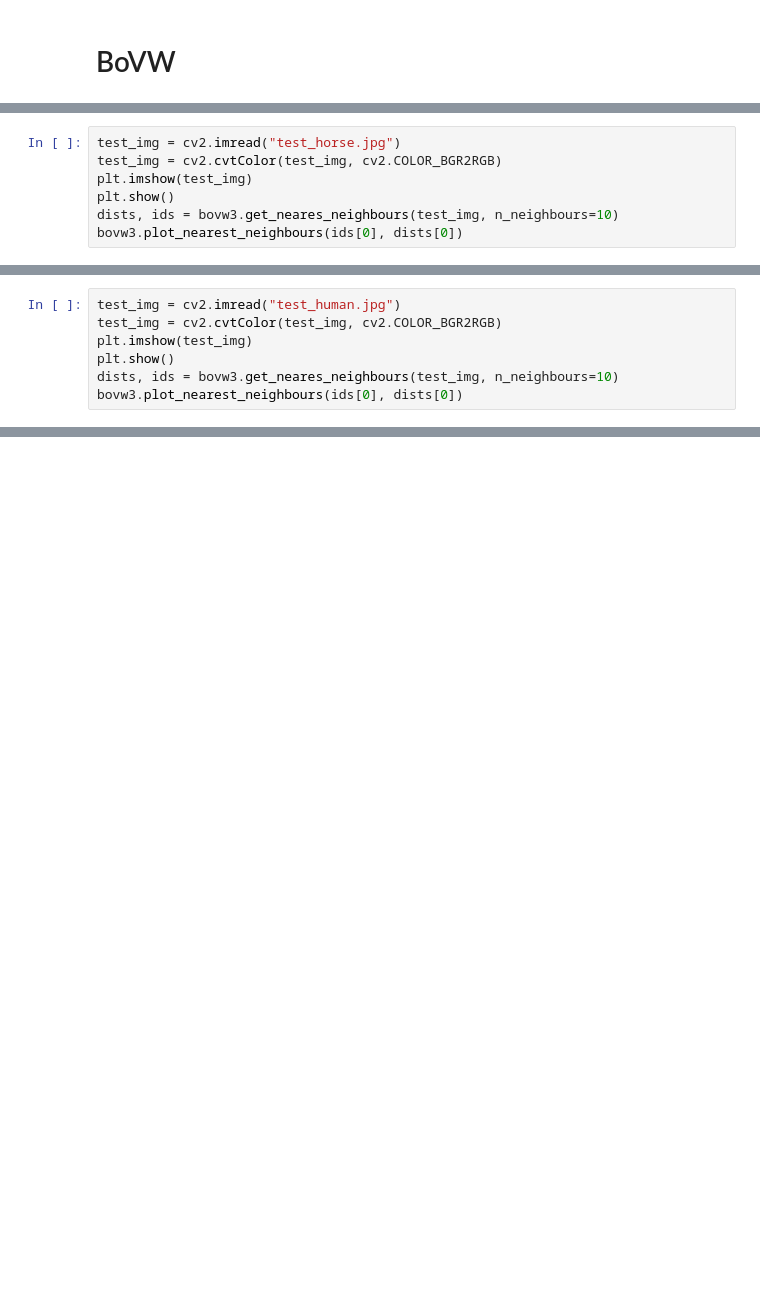
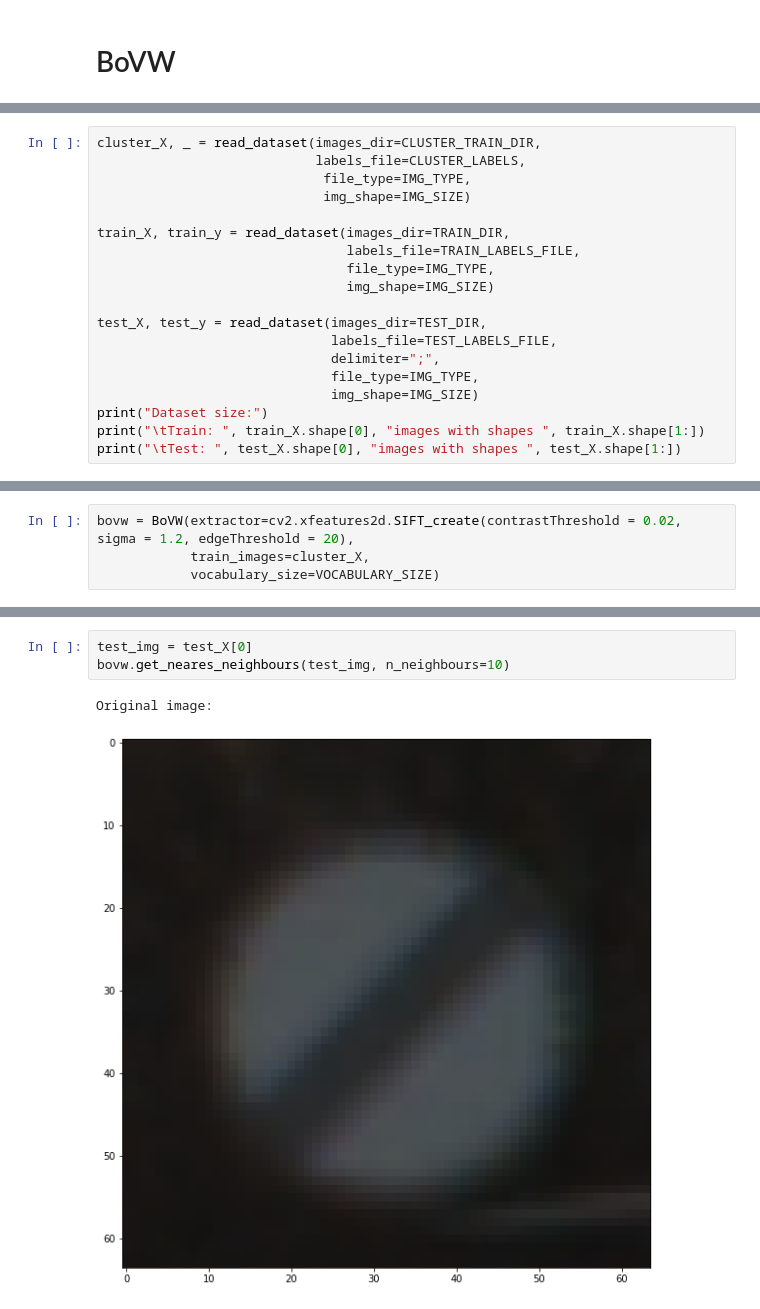
Before and after one commit to Genvekt/F2020_CV_Project, a Jupyter notebook: BoVW feature extractor.ipynb, the cells around one changed output, grey strips where cells are left out. Cells and saved outputs as stored; diff of their text form; blank space fills up the shorter version.

```diff
--- a/BoVW feature extractor.ipynb
+++ b/BoVW feature extractor.ipynb
@@ -390,7 +39,0 @@ test_horse.jpg      100%[===================>]  88,23K  --.-KB/s    in 0,1s
-# %%
-test_img = cv2.imread("test_horse.jpg")
-test_img = cv2.cvtColor(test_img, cv2.COLOR_BGR2RGB)
-plt.imshow(test_img)
-plt.show()
-dists, ids = bovw3.get_neares_neighbours(test_img, n_neighbours=10)
-bovw3.plot_nearest_neighbours(ids[0], dists[0])
@@ -415,7 +39,0 @@ test_human.jpg      100%[===================>]  57,77K  --.-KB/s    in 0,04s
-# %%
-test_img = cv2.imread("test_human.jpg")
-test_img = cv2.cvtColor(test_img, cv2.COLOR_BGR2RGB)
-plt.imshow(test_img)
-plt.show()
-dists, ids = bovw3.get_neares_neighbours(test_img, n_neighbours=10)
-bovw3.plot_nearest_neighbours(ids[0], dists[0])
@@ -424,0 +228,19 @@ bovw3.plot_nearest_neighbours(ids[0], dists[0])
+# %%
+cluster_X, _ = read_dataset(images_dir=CLUSTER_TRAIN_DIR,
+                            labels_file=CLUSTER_LABELS,
+                             file_type=IMG_TYPE,
+                             img_shape=IMG_SIZE)
+
+train_X, train_y = read_dataset(images_dir=TRAIN_DIR,
+                                labels_file=TRAIN_LABELS_FILE,
+                                file_type=IMG_TYPE,
+                                img_shape=IMG_SIZE)
+
+test_X, test_y = read_dataset(images_dir=TEST_DIR,
+                              labels_file=TEST_LABELS_FILE,
+                              delimiter=";",
+                              file_type=IMG_TYPE,
+                              img_shape=IMG_SIZE)
+print("Dataset size:")
+print("\tTrain: ", train_X.shape[0], "images with shapes ", train_X.shape[1:])
+print("\tTest: ", test_X.shape[0], "images with shapes ", test_X.shape[1:])
@@ -424,0 +253,4 @@ bovw3.plot_nearest_neighbours(ids[0], dists[0])
+# %%
+bovw = BoVW(extractor=cv2.xfeatures2d.SIFT_create(contrastThreshold = 0.02, sigma = 1.2, edgeThreshold = 20),
+            train_images=cluster_X,
+            vocabulary_size=VOCABULARY_SIZE)
@@ -424,0 +285,6 @@ bovw3.plot_nearest_neighbours(ids[0], dists[0])
+# %%
+test_img = test_X[0]
+bovw.get_neares_neighbours(test_img, n_neighbours=10)
+# %% [output]
+Original image:
+[figure, added]
```
Also changed, not shown: parts of 64 cells of this notebook, 4 other files.
